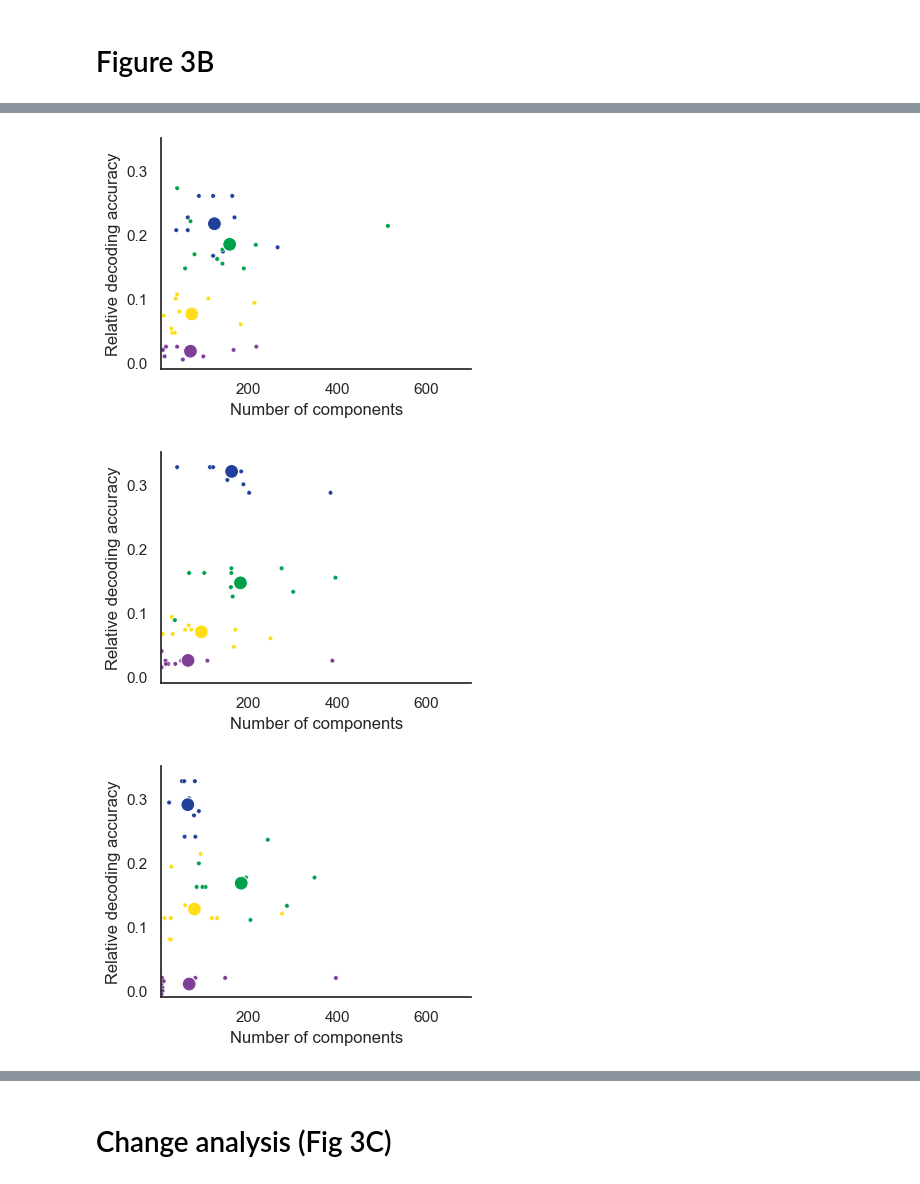
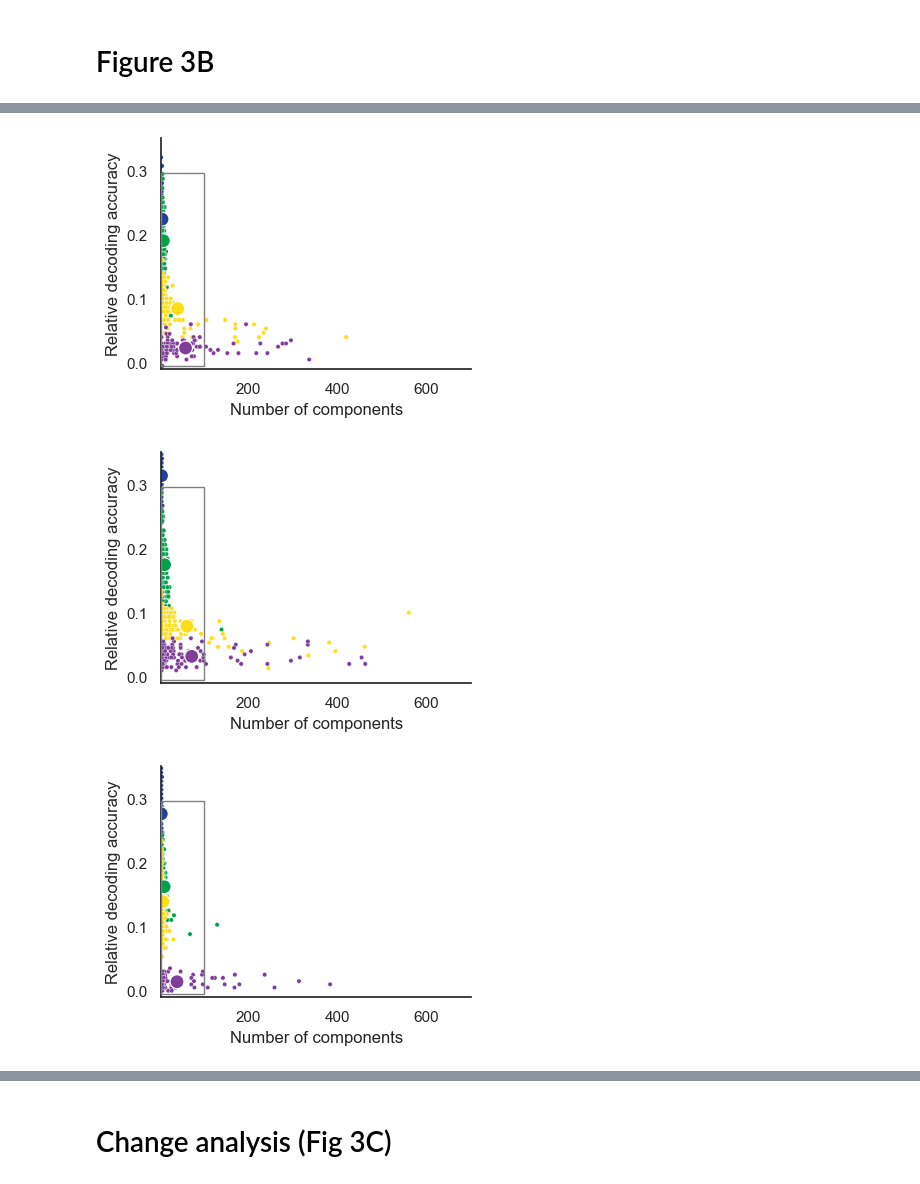
Before and after one commit to ContextLab/pca_paper, a Jupyter notebook: code/notebooks/decoding_and_compression.ipynb, the cells around one changed output, grey strips where cells are left out. Saved outputs shown, nothing was run; the diff lists cells and outputs as text; code cells hidden in the pictures.

```diff
--- a/code/notebooks/decoding_and_compression.ipynb
+++ b/code/notebooks/decoding_and_compression.ipynb
@@ -207,9 +210,9 @@ def local_max(x):
 # %%
-def plot_local_max_scatter(x, fname=None):
+def plot_info_and_compressibility_scatter(x, fname=None):
     fig = plt.figure(figsize=(4, 3))
     ax = plt.gca()
 
-    x = local_max(x)
+    x = info_and_compressibility(x)
     sns.scatterplot(x, x='Number of components', y='Relative decoding accuracy', hue='Condition', palette=[condition_colors[c] for c in conditions], legend=False, s=10, ax=ax)
     sns.scatterplot(x.groupby('Condition').mean().loc[conditions].reset_index(), x='Number of components', y='Relative decoding accuracy', hue='Condition', palette=[condition_colors[c] for c in conditions], legend=False, s=100, ax=ax)
 
@@ -294,0 +294,6 @@ plot_local_max_scatter(decoding_results['full'], fname='decoding_full_scatter');
+# %%
+fig = plot_info_and_compressibility_scatter(decoding_results['full']);
+ax = plt.gca()
+ax.add_patch(Rectangle((3, -0.005), 72, 0.3, fill=False, edgecolor='gray', linewidth=1, zorder=3))
+
+fig.savefig(os.path.join(figdir, 'decoding_full_scatter.pdf'), bbox_inches='tight')
@@ -294,0 +302,5 @@ plot_local_max_scatter(decoding_results['full'], fname='decoding_full_scatter');
+# %%
+ax.set_xlim(3, 76)
+ax.set_axis_off()
+fig.savefig(os.path.join(figdir, 'decoding_full_scatter_inset.pdf'), bbox_inches='tight')
+fig
@@ -306,5 +320,9 @@ for i in range(n_parts):
 # Figure 3B
 # %%
 for i in range(n_parts):
-    plot_local_max_scatter(decoding_results[f'pt{i}'], fname=f'decoding_pt{i + 1}_of_{n_parts}_scatter');
+    fig = plot_info_and_compressibility_scatter(decoding_results[f'pt{i}']);
+    ax = plt.gca()
+    ax.add_patch(Rectangle((3, -0.005), 97, 0.3, fill=False, edgecolor='gray', linewidth=1, zorder=3))
+
+    fig.savefig(os.path.join(figdir, f'decoding_pt{i + 1}_of_{n_parts}_scatter.pdf'), bbox_inches='tight')
 # %% [output]
@@ -312,3 +330,3 @@ for i in range(n_parts):
-[figure, old version]
+[figure, new version]
-[figure, old version]
+[figure, new version]
-[figure, old version]
+[figure, new version]
```
Also changed, not shown: parts of 18 cells of this notebook, 24 other files.
